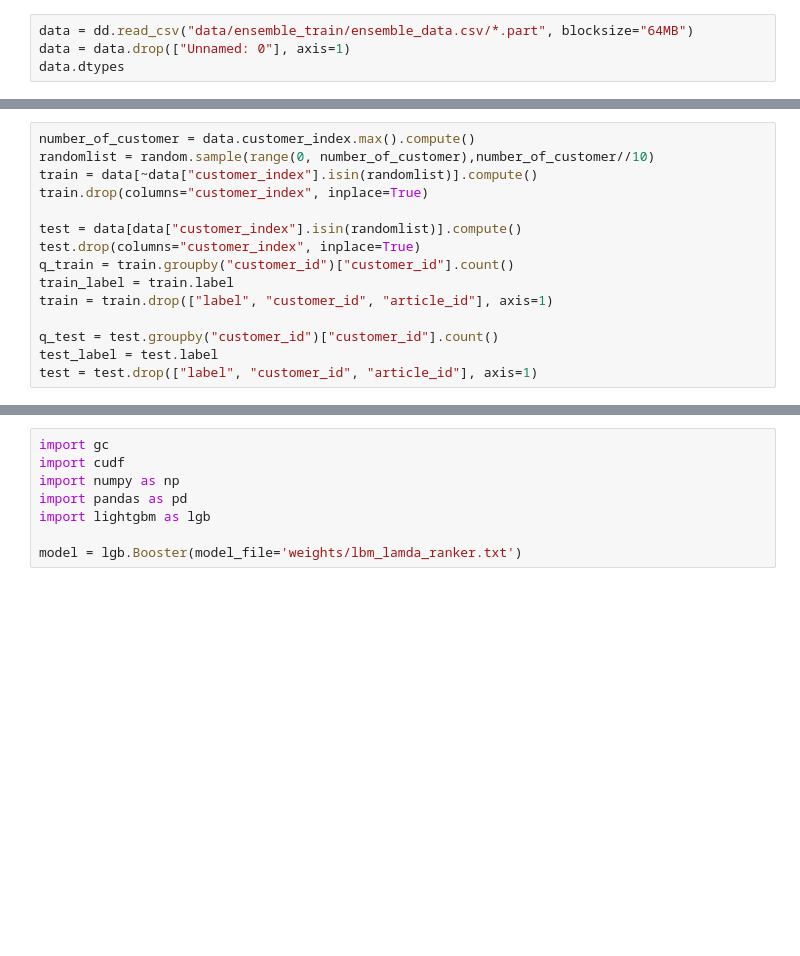
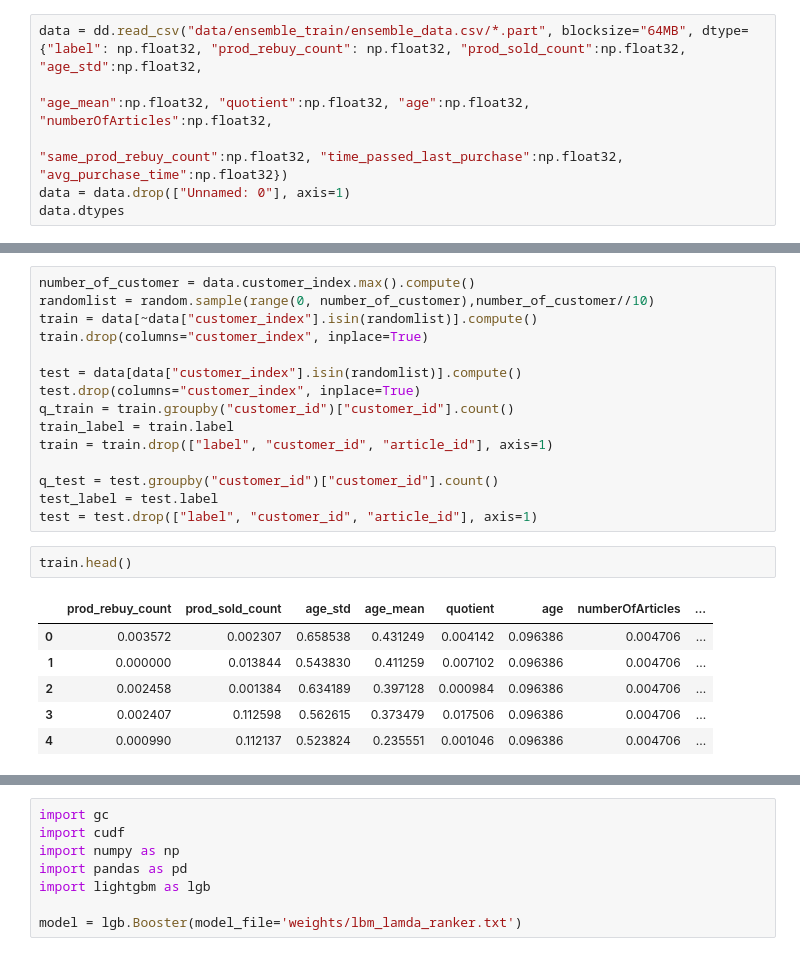
Before and after one commit to topuzm15/personaliziad-recommendation, a Jupyter notebook: ensemble_LGBM.ipynb, the cells around one changed output, grey strips where cells are left out. Cells and saved outputs as stored; diff of their text form; blank space fills up the shorter version.

Commit message:
data preprocess and ensemle update

```diff
--- a/ensemble_LGBM.ipynb
+++ b/ensemble_LGBM.ipynb
@@ -5,7 +5,9 @@ import pandas as pd
 import lightgbm as lgb
 from dask import dataframe as dd
 # %%
-data = dd.read_csv("data/ensemble_train/ensemble_data.csv/*.part", blocksize="64MB")
+data = dd.read_csv("data/ensemble_train/ensemble_data.csv/*.part", blocksize="64MB", dtype={"label": np.float32, "prod_rebuy_count": np.float32, "prod_sold_count":np.float32, "age_std":np.float32,
+                                                                                            "age_mean":np.float32, "quotient":np.float32, "age":np.float32, "numberOfArticles":np.float32,
+                                                                                            "same_prod_rebuy_count":np.float32, "time_passed_last_purchase":np.float32, "avg_purchase_time":np.float32})
 data = data.drop(["Unnamed: 0"], axis=1)
 data.dtypes
 # %% [output]
@@ -49,6 +53,15 @@ train = train.drop(["label", "customer_id", "article_id"], axis=1)
 q_test = test.groupby("customer_id")["customer_id"].count()
 test_label = test.label
 test = test.drop(["label", "customer_id", "article_id"], axis=1)
+# %%
+train.head()
+# %% [output]
+|  | prod_rebuy_count | prod_sold_count | age_std | age_mean | quotient | age | numberOfArticles | ... |
+| 0 | 0.003572 | 0.002307 | 0.658538 | 0.431249 | 0.004142 | 0.096386 | 0.004706 | ... |
+| 1 | 0.000000 | 0.013844 | 0.543830 | 0.411259 | 0.007102 | 0.096386 | 0.004706 | ... |
+| 2 | 0.002458 | 0.001384 | 0.634189 | 0.397128 | 0.000984 | 0.096386 | 0.004706 | ... |
+| 3 | 0.002407 | 0.112598 | 0.562615 | 0.373479 | 0.017506 | 0.096386 | 0.004706 | ... |
+| 4 | 0.000990 | 0.112137 | 0.523824 | 0.235551 | 0.001046 | 0.096386 | 0.004706 | ... |
 # %%
 model = lgb.LGBMRanker(
     objective="lambdarank",
```
Also changed, not shown: parts of 3 cells of this notebook, 1 other file.
